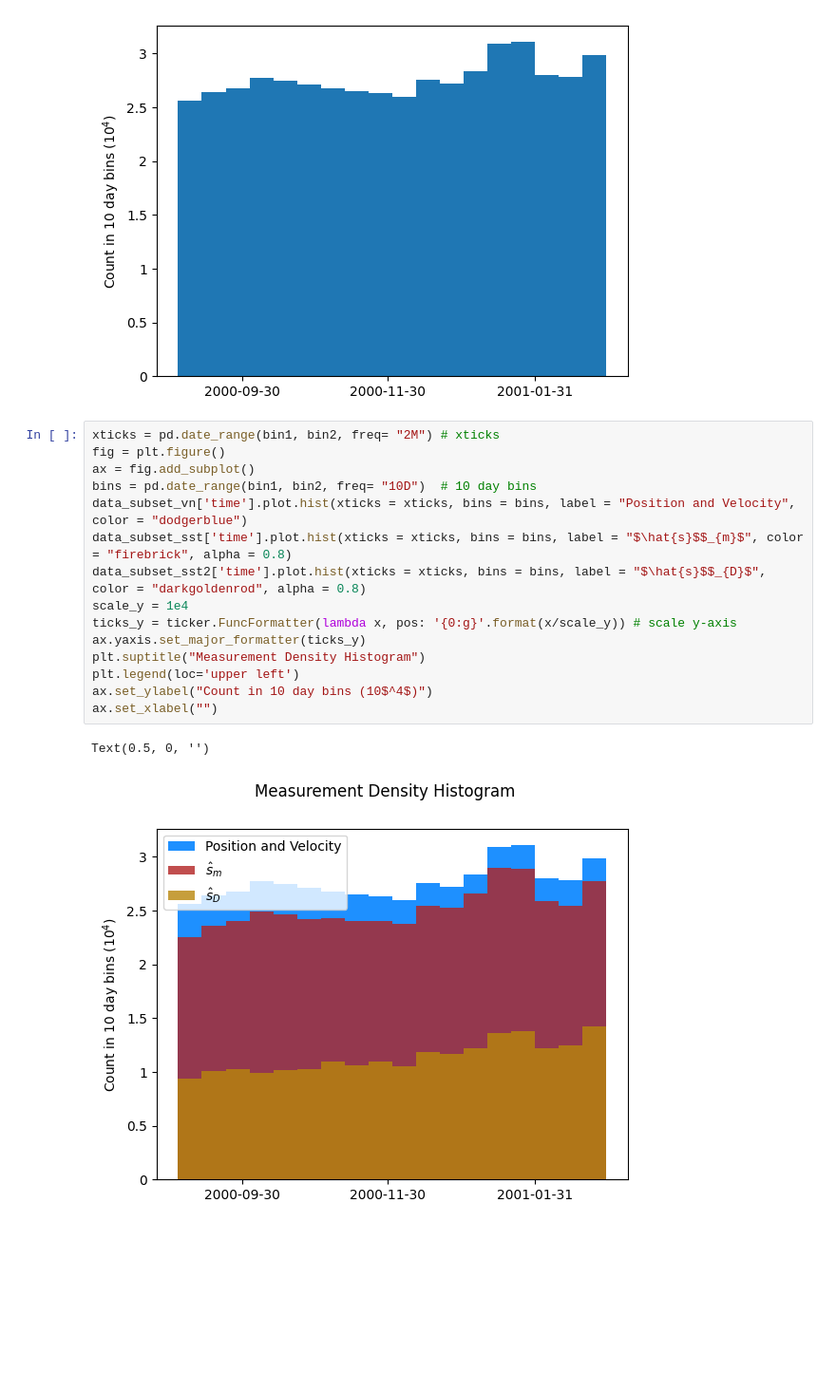
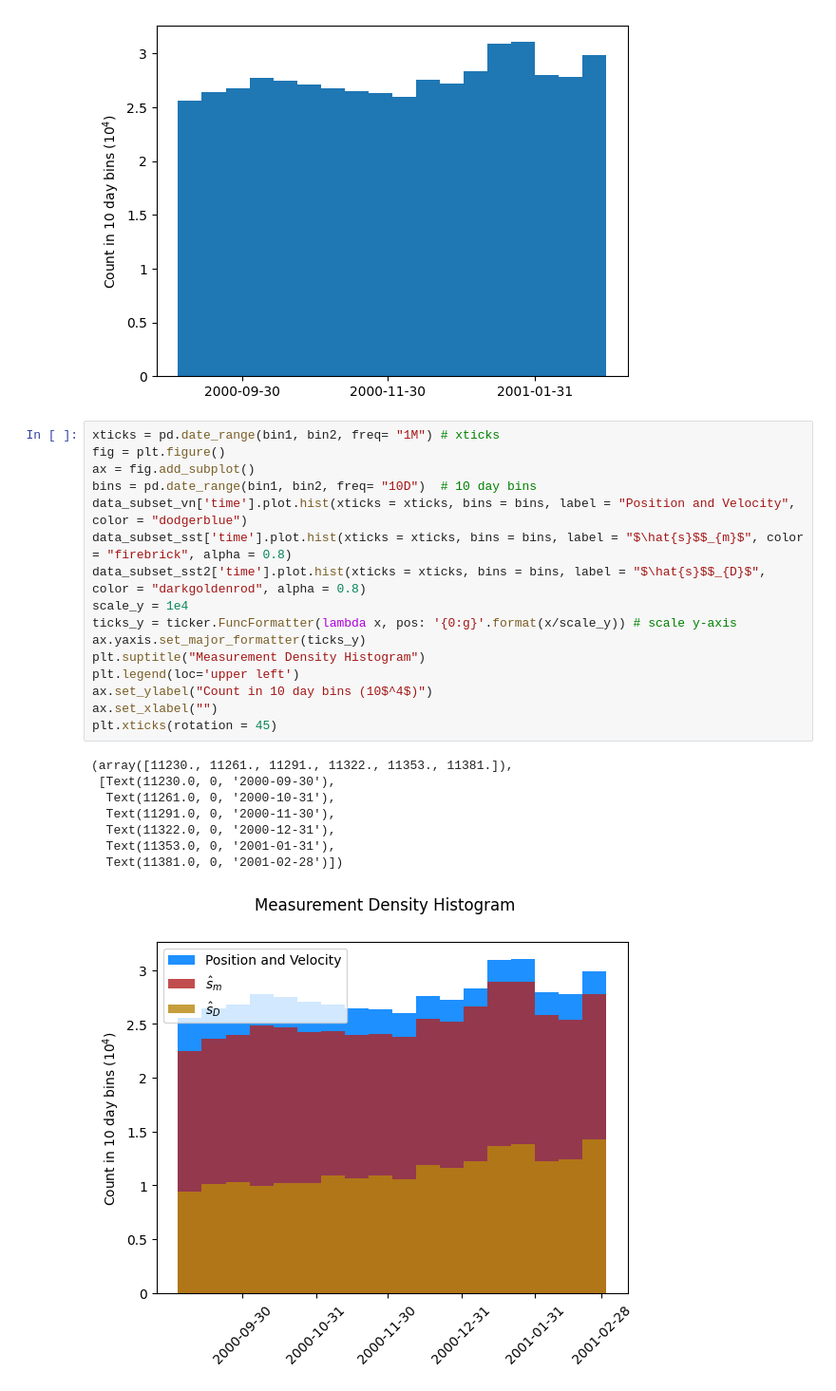
Before and after one commit to Eli8131/First_Project_SE, a Jupyter notebook: Histogram.ipynb, the cells around one changed output. Shown: that part at 95% size. Drawn from its saved outputs; the diff is of its cells as text; blank space fills up the shorter version.

Commit message:
6 Month Histogram

```diff
--- a/Histogram.ipynb
+++ b/Histogram.ipynb
@@ -109,21 +109,28 @@ ax.set_xlabel("")
 Text(0.5, 0, '')
 [figure]
 # %%
-xticks = pd.date_range(bin1, bin2, freq= "2M") # xticks
+xticks = pd.date_range(bin1, bin2, freq= "1M") # xticks
 fig = plt.figure()
 ax = fig.add_subplot()
 bins = pd.date_range(bin1, bin2, freq= "10D")  # 10 day bins
 data_subset_vn['time'].plot.hist(xticks = xticks, bins = bins, label = "Position and Velocity", color = "dodgerblue")
 data_subset_sst['time'].plot.hist(xticks = xticks, bins = bins, label = "$\hat{s}$$_{m}$", color = "firebrick", alpha = 0.8)
 data_subset_sst2['time'].plot.hist(xticks = xticks, bins = bins, label = "$\hat{s}$$_{D}$", color = "darkgoldenrod", alpha = 0.8)
 scale_y = 1e4
 ticks_y = ticker.FuncFormatter(lambda x, pos: '{0:g}'.format(x/scale_y)) # scale y-axis
 ax.yaxis.set_major_formatter(ticks_y)
 plt.suptitle("Measurement Density Histogram")
 plt.legend(loc='upper left')
 ax.set_ylabel("Count in 10 day bins (10$^4$)")
 ax.set_xlabel("")
+plt.xticks(rotation = 45)
 # %% [output]
-Text(0.5, 0, '')
+(array([11230., 11261., 11291., 11322., 11353., 11381.]),
+ [Text(11230.0, 0, '2000-09-30'),
+  Text(11261.0, 0, '2000-10-31'),
+  Text(11291.0, 0, '2000-11-30'),
+  Text(11322.0, 0, '2000-12-31'),
+  Text(11353.0, 0, '2001-01-31'),
+  Text(11381.0, 0, '2001-02-28')])
-[figure, old version]
+[figure, new version]
 # %%
```
Also changed, not shown: parts of 1 cell of this notebook.
